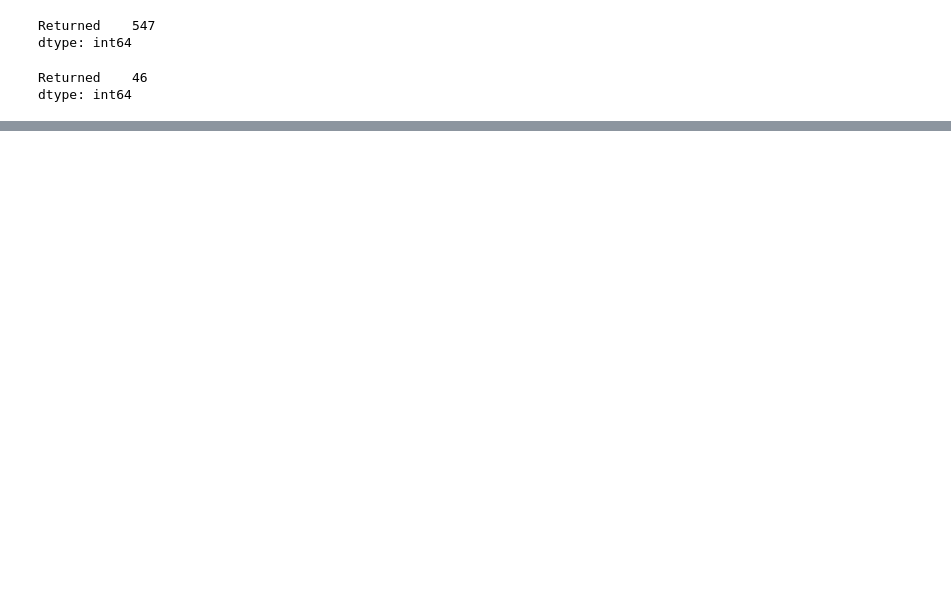
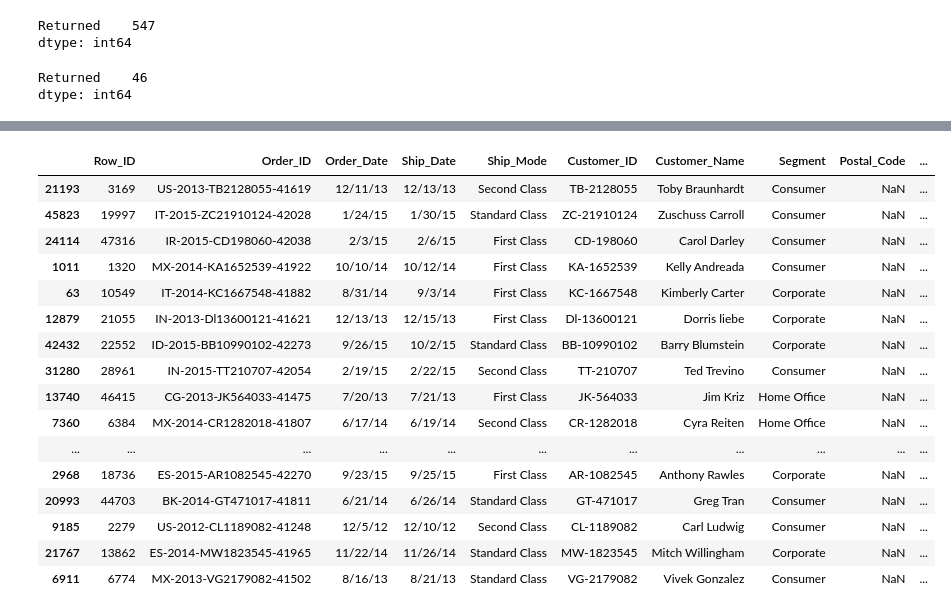
Before and after one commit to tdchoi7/Machine_Learning_Lab, a Jupyter notebook: TheoC/Git_Lab.ipynb, the cells around one changed output, grey strips where cells are left out. Cells and saved outputs as stored; diff of their text form; code cells hidden in the pictures; blank space fills up the shorter version.

```diff
--- a/TheoC/Git_Lab.ipynb
+++ b/TheoC/Git_Lab.ipynb
@@ -396,0 +397,11 @@ by_category.plot.bar()
+# %%
+# Return an outer join based on the 'Order_ID' key named 'returns_cat'
+    # The 'Returned' column will return NaN for items not returned
+
+# Concatenating the 2 dataframes alters the column names
+
+returns_cat = pd.concat([data_orders, data_returns[['Returned']]],
+                        axis=1,
+                        ignore_index=True,
+                        keys='Order_ID')
+returns_cat
@@ -396,0 +422,7 @@ by_category.plot.bar()
+# %%
+# Create a new list of column names
+# Append the 'Returned' column name to the new list
+
+new_cols = list(data_orders.columns)
+new_cols.append('Returned')
+new_cols
@@ -396,0 +447,5 @@ by_category.plot.bar()
+# %%
+# Assign the column names to the returns_cat dataframe
+
+returns_cat.columns = new_cols
+returns_cat.columns
@@ -396,0 +475,27 @@ by_category.plot.bar()
+# %%
+# Fill NaN with 0 so that we can use binary
+# Swap out 'Yes' with 1 so that we can use binary
+# Convert the 'Returned' column to integer
+
+returns_cat['Returned'] = returns_cat['Returned'].fillna(0)
+returns_cat.loc[returns_cat['Returned']=='Yes', 'Returned'] = 1
+pd.to_numeric(returns_cat['Returned'])
+returns_cat.sample(20)
+# %% [output]
+|  | Row_ID | Order_ID | Order_Date | Ship_Date | Ship_Mode | Customer_ID | Customer_Name | Segment | Postal_Code | ... |
+| 21193 | 3169 | US-2013-TB2128055-41619 | 12/11/13 | 12/13/13 | Second Class | TB-2128055 | Toby Braunhardt | Consumer | NaN | ... |
+| 45823 | 19997 | IT-2015-ZC21910124-42028 | 1/24/15 | 1/30/15 | Standard Class | ZC-21910124 | Zuschuss Carroll | Consumer | NaN | ... |
+| 24114 | 47316 | IR-2015-CD198060-42038 | 2/3/15 | 2/6/15 | First Class | CD-198060 | Carol Darley | Consumer | NaN | ... |
+| 1011 | 1320 | MX-2014-KA1652539-41922 | 10/10/14 | 10/12/14 | First Class | KA-1652539 | Kelly Andreada | Consumer | NaN | ... |
+| 63 | 10549 | IT-2014-KC1667548-41882 | 8/31/14 | 9/3/14 | First Class | KC-1667548 | Kimberly Carter | Corporate | NaN | ... |
+| 12879 | 21055 | IN-2013-Dl13600121-41621 | 12/13/13 | 12/15/13 | First Class | Dl-13600121 | Dorris liebe | Corporate | NaN | ... |
+| 42432 | 22552 | ID-2015-BB10990102-42273 | 9/26/15 | 10/2/15 | Standard Class | BB-10990102 | Barry Blumstein | Corporate | NaN | ... |
+| 31280 | 28961 | IN-2015-TT210707-42054 | 2/19/15 | 2/22/15 | Second Class | TT-210707 | Ted Trevino | Consumer | NaN | ... |
+| 13740 | 46415 | CG-2013-JK564033-41475 | 7/20/13 | 7/21/13 | First Class | JK-564033 | Jim Kriz | Home Office | NaN | ... |
+| 7360 | 6384 | MX-2014-CR1282018-41807 | 6/17/14 | 6/19/14 | Second Class | CR-1282018 | Cyra Reiten | Home Office | NaN | ... |
+| ... | ... | ... | ... | ... | ... | ... | ... | ... | ... | ... |
+| 2968 | 18736 | ES-2015-AR1082545-42270 | 9/23/15 | 9/25/15 | First Class | AR-1082545 | Anthony Rawles | Corporate | NaN | ... |
+| 20993 | 44703 | BK-2014-GT471017-41811 | 6/21/14 | 6/26/14 | Standard Class | GT-471017 | Greg Tran | Consumer | NaN | ... |
+| 9185 | 2279 | US-2012-CL1189082-41248 | 12/5/12 | 12/10/12 | Second Class | CL-1189082 | Carl Ludwig | Consumer | NaN | ... |
+| 21767 | 13862 | ES-2014-MW1823545-41965 | 11/22/14 | 11/26/14 | Standard Class | MW-1823545 | Mitch Willingham | Corporate | NaN | ... |
+| 6911 | 6774 | MX-2013-VG2179082-41502 | 8/16/13 | 8/21/13 | Standard Class | VG-2179082 | Vivek Gonzalez | Consumer | NaN | ... |
```
Also changed, not shown: parts of 28 cells of this notebook.
